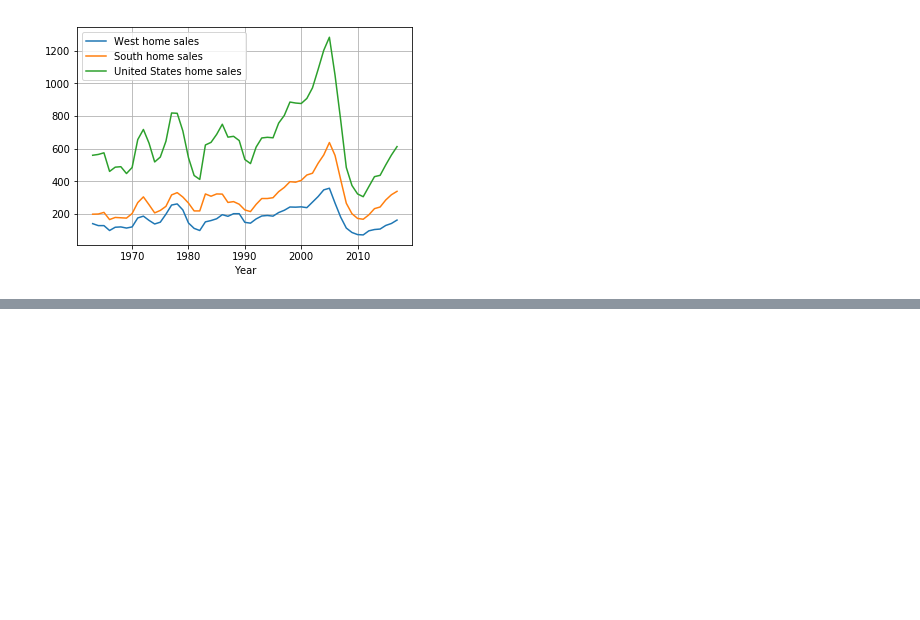
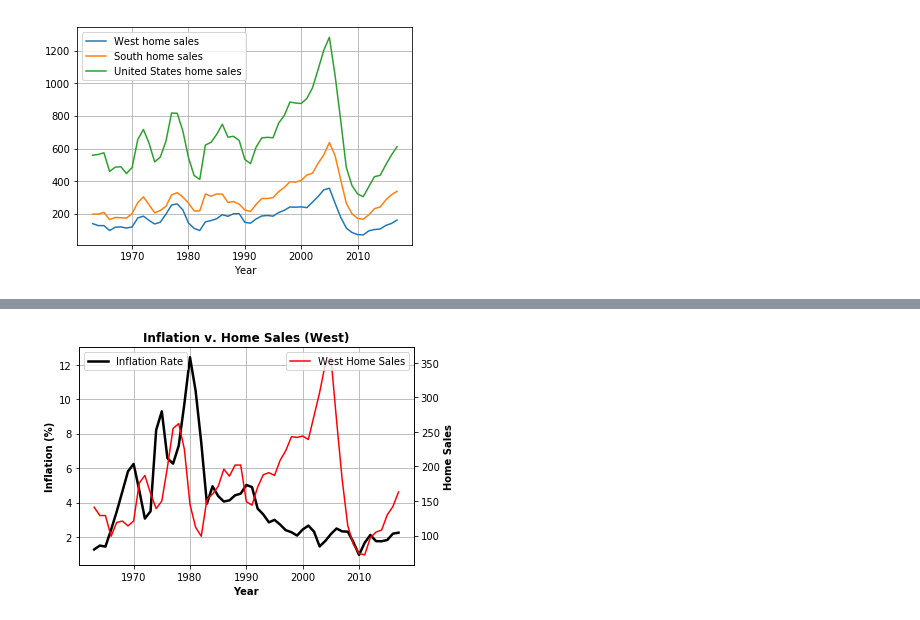
Before and after one commit to CarlosCocuy/ProjectRepo, a Jupyter notebook: data_cleaning_fed_funds.ipynb, the cells around one changed output, grey strips where cells are left out. Cells and saved outputs as stored; diff of their text form; code cells hidden in the pictures; blank space fills up the shorter version.

```diff
--- a/data_cleaning_fed_funds.ipynb
+++ b/data_cleaning_fed_funds.ipynb
@@ -117,0 +166,24 @@ plt.savefig("Graph Images/Inflation_Home_Sales_john2.png")
+# %%
+#Plot Inflation Rate Vs West Home Sales
+home_sales=[]
+south_sales=[]
+west_sales=[]
+for sale in S_W_Inflation_df["West home sales"]:
+    int_west_sales=int(sale)
+    west_sales.append(int_west_sales)
+fig, ax7=plt.subplots()
+x=np.arange(1963,2018)
+n=S_W_Inflation_df["Inflation Rate"]
+ax7.plot(x,n, linewidth=2.5, color="black")
+ax8=ax7.twinx()
+ax8.plot(x,S_W_Inflation_df["West home sales"],color="r",label="West Home Sales")
+ax7.grid()
+ax7.legend(loc=2)
+ax8.legend(loc=1)
+ax7.set_title("Inflation v. Home Sales (West)", fontweight="bold")
+ax7.set_xlabel("Year", fontweight="bold")
+ax7.set_ylabel("Inflation (%)", fontweight="bold")
+ax8.set_ylabel("Home Sales", fontweight="bold")
+plt.savefig("Graph Images/Inflation_West.png")
+# %% [output]
+[figure, added]
```
Also changed, not shown: parts of 3 cells of this notebook, 4 other files.
